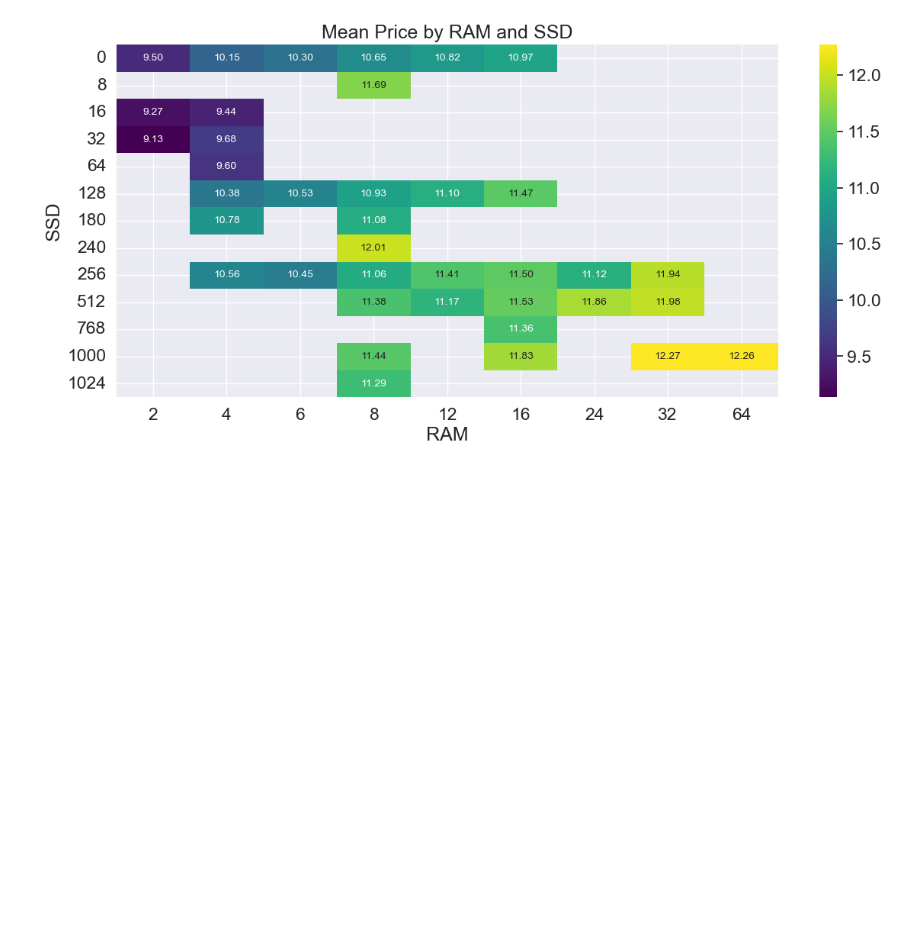
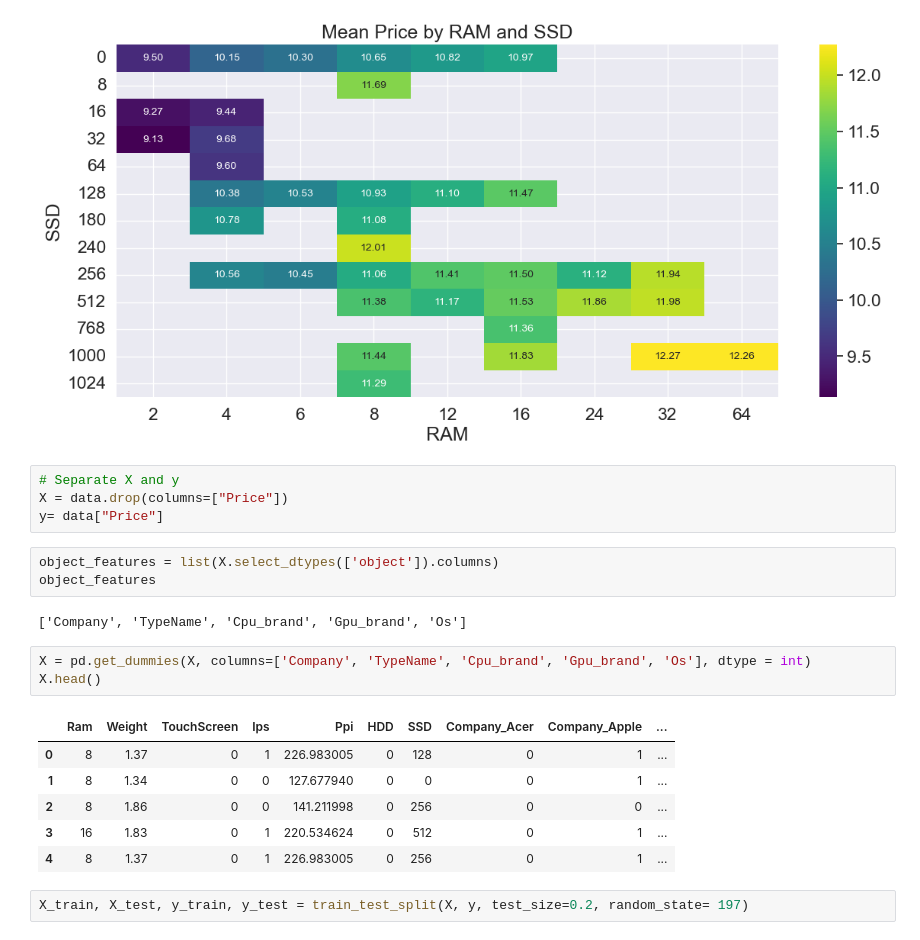
Before and after one commit to Wendy1907/Computer_Price_Prediction, a Jupyter notebook: Computer Price Prediction.ipynb, the cells around one changed output. Saved outputs shown, nothing was run; the diff lists cells and outputs as text; blank space fills up the shorter version.

```diff
--- a/Computer Price Prediction.ipynb
+++ b/Computer Price Prediction.ipynb
@@ -254,3 +267,24 @@ plt.ylabel('SSD')
 plt.show()
 # %% [output]
 [figure]
+# %%
+# Separate X and y
+X = data.drop(columns=["Price"])
+y= data["Price"]
+# %%
+object_features = list(X.select_dtypes(['object']).columns)
+object_features
+# %% [output]
+['Company', 'TypeName', 'Cpu_brand', 'Gpu_brand', 'Os']
+# %%
+X = pd.get_dummies(X, columns=['Company', 'TypeName', 'Cpu_brand', 'Gpu_brand', 'Os'], dtype = int)
+X.head()
+# %% [output]
+|  | Ram | Weight | TouchScreen | Ips | Ppi | HDD | SSD | Company_Acer | Company_Apple | ... |
+| 0 | 8 | 1.37 | 0 | 1 | 226.983005 | 0 | 128 | 0 | 1 | ... |
+| 1 | 8 | 1.34 | 0 | 0 | 127.677940 | 0 | 0 | 0 | 1 | ... |
+| 2 | 8 | 1.86 | 0 | 0 | 141.211998 | 0 | 256 | 0 | 0 | ... |
+| 3 | 16 | 1.83 | 0 | 1 | 220.534624 | 0 | 512 | 0 | 1 | ... |
+| 4 | 8 | 1.37 | 0 | 1 | 226.983005 | 0 | 256 | 0 | 1 | ... |
+# %%
+X_train, X_test, y_train, y_test = train_test_split(X, y, test_size=0.2, random_state= 197)
```
Also changed, not shown: parts of 12 cells of this notebook.
